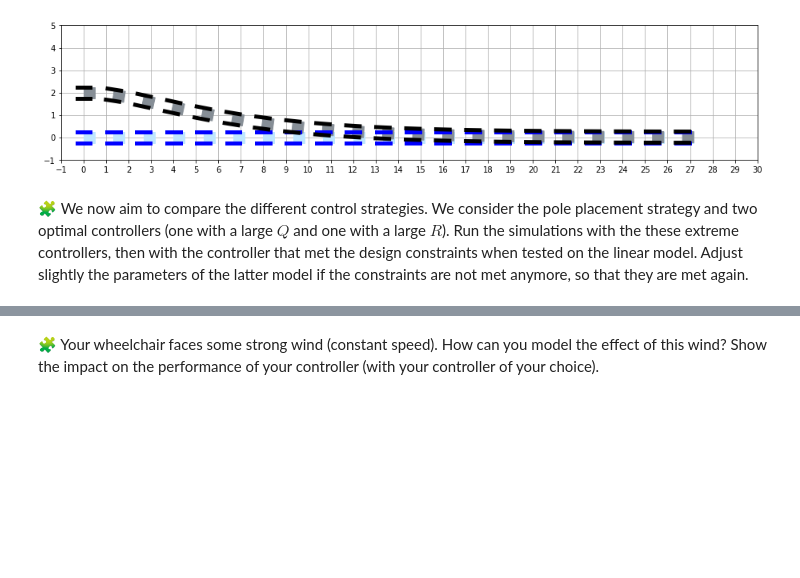
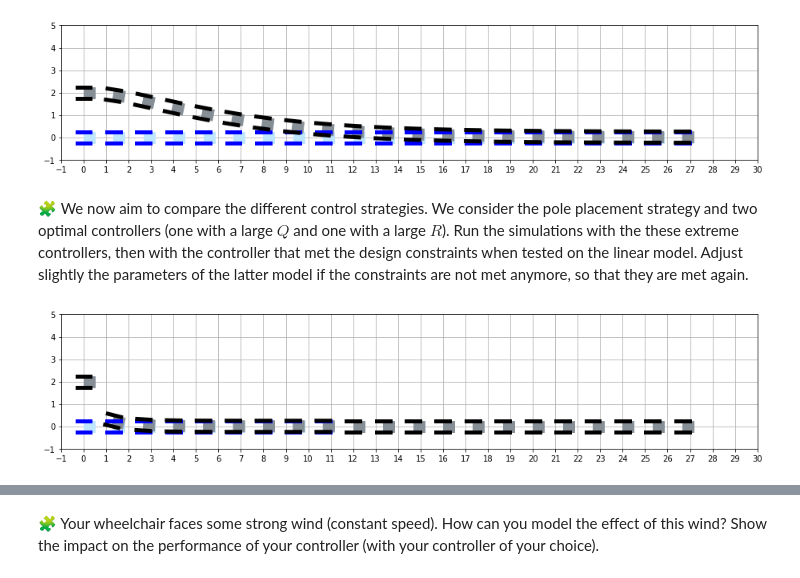
Before and after one commit to Said-taoussi/Control-engineering-with-python, a Jupyter notebook: Project-3.ipynb, the cells around one changed output, grey strips where cells are left out. Cells and saved outputs as stored; diff of their text form; code cells hidden in the pictures; blank space fills up the shorter version.

Commit message:
wheelchair faces some strong wind

```diff
--- a/Project-3.ipynb
+++ b/Project-3.ipynb
@@ -992,0 +993,18 @@ pass
+# %%
+t = linspace(0,tf, 1000)
+Q = eye(3)*1000
+R = eye(2)
+K = compute_K(Q, R)
+r = solve_ivp(fun=fun,t_span=[0,tf] ,y0=[0,2,0], dense_output=True,max_step=1e-2, atol=1e-12)
+step = 1
+t = arange(0,tf+step,step)
+draw_arena(-1, 30, -1, 5)
+ref = v*t
+for x in ref:
+    draw_virtual_wheelchair(x, 0, 0)
+
+sol_t = r["sol"](t)
+for x, y, theta in sol_t.T:
+    draw_wheelchair(x, y, theta)
+# %% [output]
+[figure, added]
```
Also changed, not shown: parts of 9 cells of this notebook.
